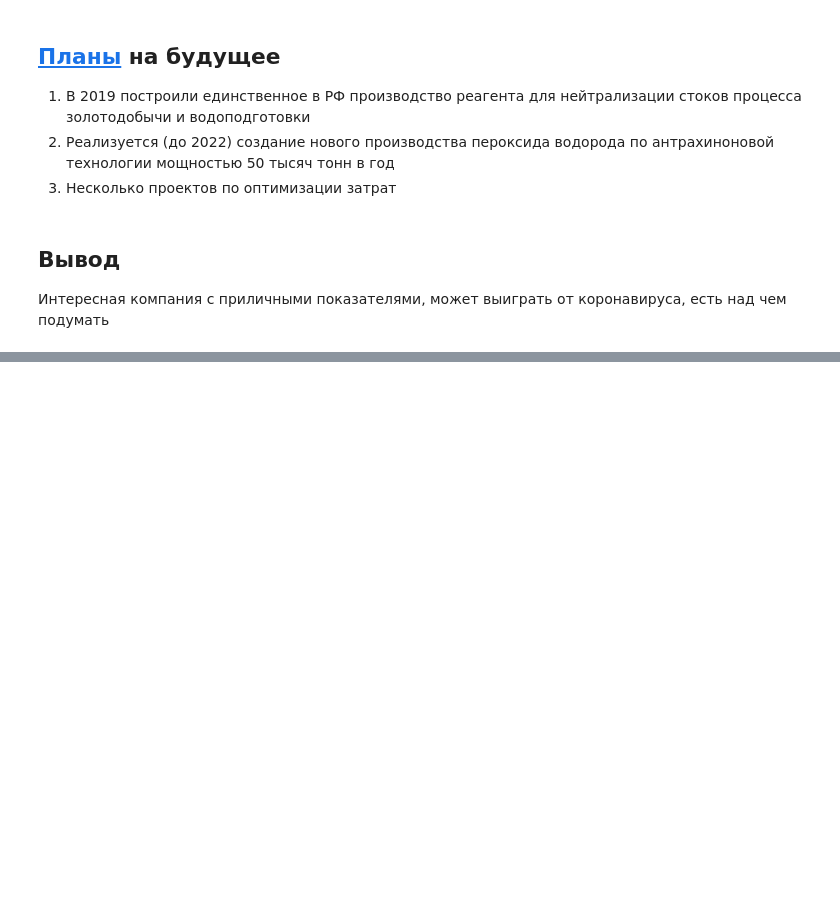
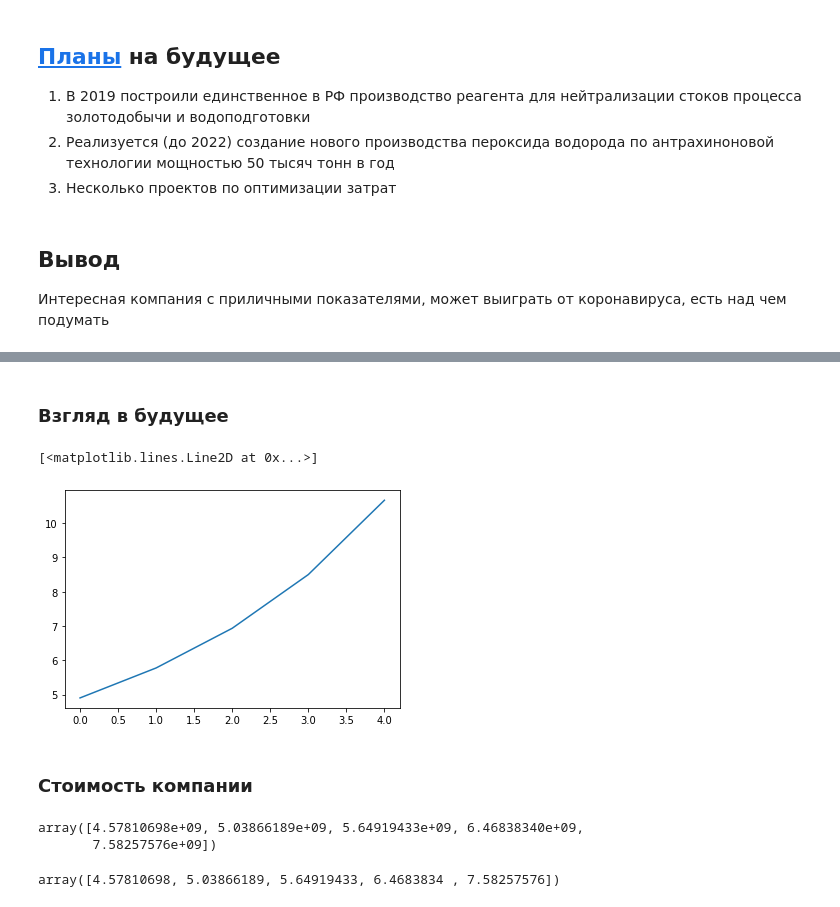
Before and after one commit to young-investors/CA, a Jupyter notebook: sources/BELU/notebooks/BELU.ipynb, the cells around one changed output, grey strips where cells are left out. Drawn from its saved outputs; the diff is of its cells as text; code cells hidden in the pictures; blank space fills up the shorter version.

```diff
--- a/sources/BELU/notebooks/BELU.ipynb
+++ b/sources/BELU/notebooks/BELU.ipynb
@@ -329,0 +366,37 @@ plt.savefig('../images/Debt_EBITDA.png', dpi=200)
+# %%
+def cagr(ser):
+    vals = ser.values
+    data = (vals[-1]/vals[:-1])**(1/(np.arange(len(vals)-1,0,-1))) - 1
+    return np.quantile(data, 0.25), np.quantile(data, 0.75) #data.mean(), data.std()
+# %%
+CAGR_TR = cagr(dt['Выручка'])
+CAGR_GrossProfit = cagr(dt['Валовая прибыль'])
+CAGR_EBITDA = cagr(dt['EBITDA'])
+CAGR_DA = cagr(dt['Амортизация']/dt['Выручка']) #прирост доли амортизации в выручке
+CAGR_Capex = cagr(dt['Capex']/dt['Выручка']) #прирост доли Capex в выручке
+CARG_NWC = cagr(dt['Оборотный капитал']/dt['Выручка'])
+#прирост доли оборотного капитала к выручке (на самом деле надо часть этой доли привязывать к себестоимости)
+# %% [markdown]
+### Взгляд в будущее
+# %%
+def hard_percent(val0, percent, n_times, n0=1):
+    return (val0.values[-1])*((1 + percent)**np.arange(n0,n_times+1))
+
+#пессимистичный сценарий: максимальная амортизация, минимальный capex, минимальная выручка
+TR = hard_percent(dt['Выручка'], CAGR_TR[0], 5)
+GrossProfit = hard_percent(dt['Валовая прибыль'], CAGR_GrossProfit[0], 5)
+EBITDA = hard_percent(dt['EBITDA'], CAGR_EBITDA[0], 5)
+DA = TR*hard_percent(dt['Амортизация']/dt['Выручка'], CAGR_DA[1], 5)
+Capex = TR*hard_percent(dt['Capex']/dt['Выручка'], CAGR_Capex[1], 5)
+NWC = hard_percent(dt['Выручка'], CAGR_TR[0], 5, 0)*hard_percent(dt['Оборотный капитал']/dt['Выручка'], CARG_NWC[1], 5, 0)
+dNWC = NWC[1:] - NWC[:-1]
+EBIT = EBITDA - DA
+# %%
+FCF = EBIT*(1-tax) + DA - dNWC - Capex
+# %%
+plt.plot(FCF*1e-9)
+# %% [output]
+[<matplotlib.lines.Line2D at 0x...>]
+[figure, added]
+# %% [markdown]
+### Стоимость компании
@@ -329,0 +405,9 @@ plt.savefig('../images/Debt_EBITDA.png', dpi=200)
+# %%
+PV_FCF
+# %% [output]
+array([4.57810698e+09, 5.03866189e+09, 5.64919433e+09, 6.46838340e+09,
+       7.58257576e+09])
+# %%
+PV_FCF*1e-9
+# %% [output]
+array([4.57810698, 5.03866189, 5.64919433, 6.4683834 , 7.58257576])
```
Also changed, not shown: parts of 12 cells of this notebook, 1 other file.
